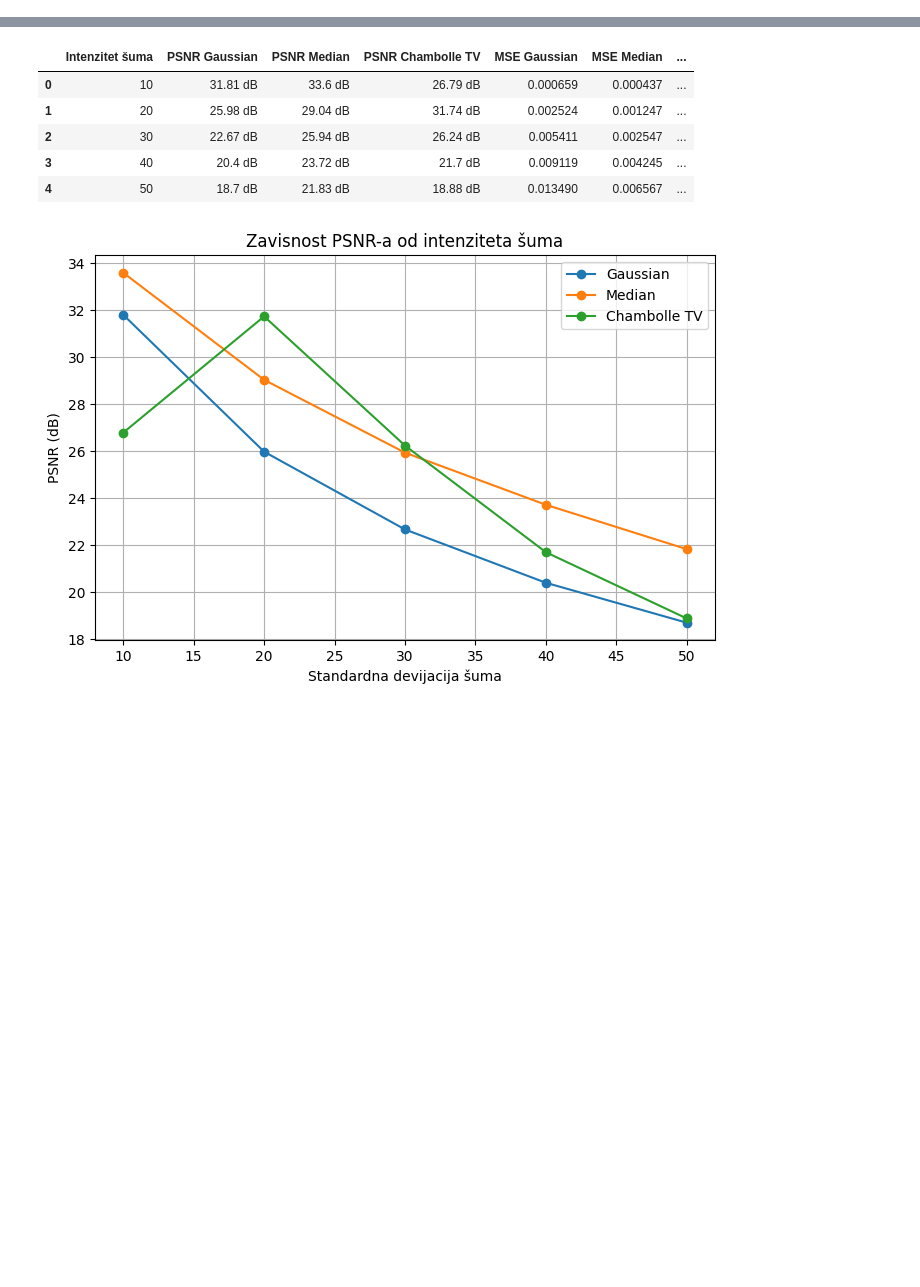
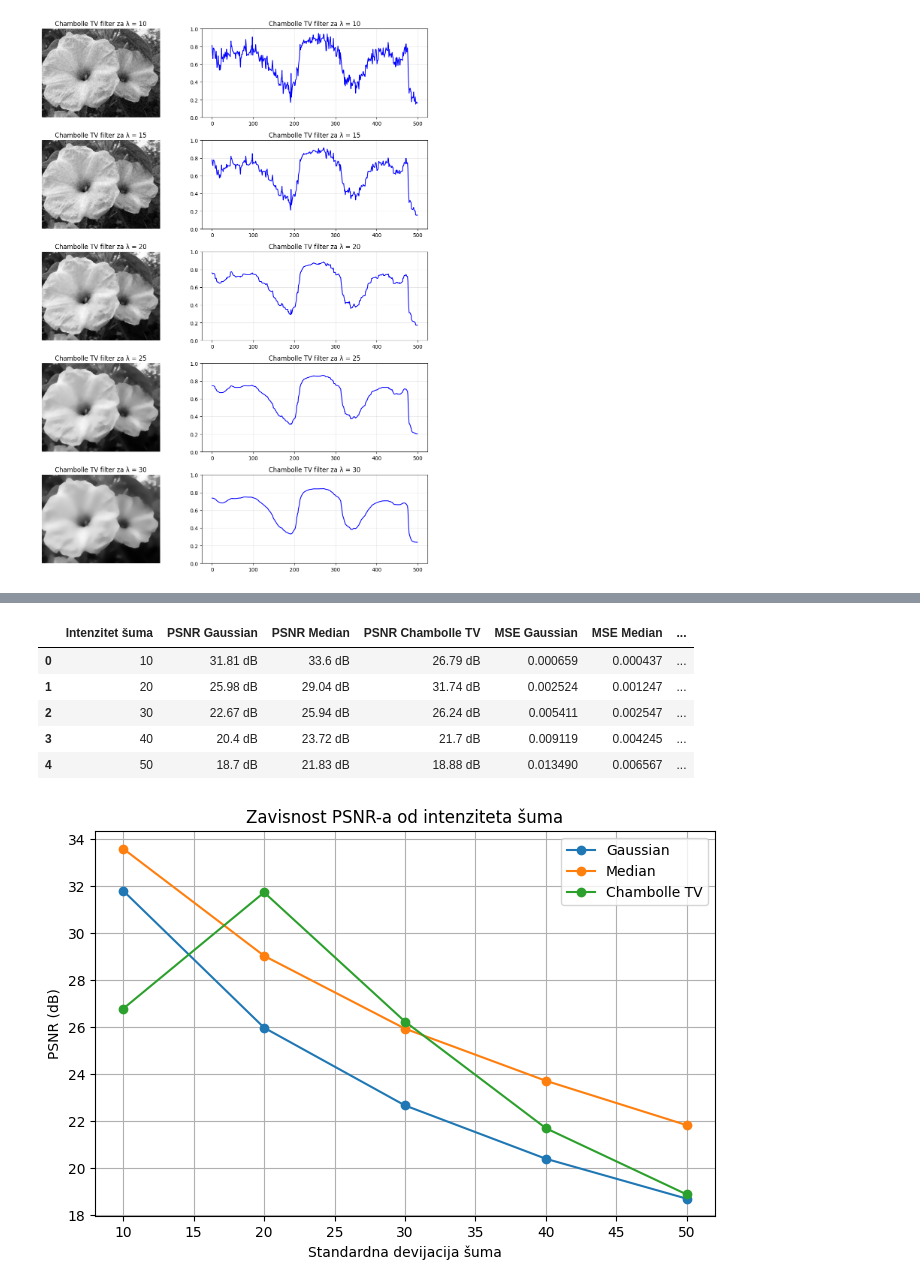
Before and after one commit to NataMata/TotalVariationDenoisingMethod, a Jupyter notebook: gaussian_median_chambolle.ipynb, the cells around one changed output, grey strips where cells are left out. Cells and saved outputs as stored; diff of their text form; code cells hidden in the pictures; blank space fills up the shorter version.

```diff
--- a/gaussian_median_chambolle.ipynb
+++ b/gaussian_median_chambolle.ipynb
@@ -129 +160,9 @@ def plot_signal(*images):
+# %%
+plot_signal(tv_denoised_images[0], 'Chambolle TV filter za λ = 10',\
+            tv_denoised_images[1], 'Chambolle TV filter za λ = 15',\
+            tv_denoised_images[2], 'Chambolle TV filter za λ = 20',\
+            tv_denoised_images[3], 'Chambolle TV filter za λ = 25',\
+            tv_denoised_images[4], 'Chambolle TV filter za λ = 30')
+# %% [output]
+[figure, added]
 # %%
```
Also changed, not shown: parts of 4 cells of this notebook.
